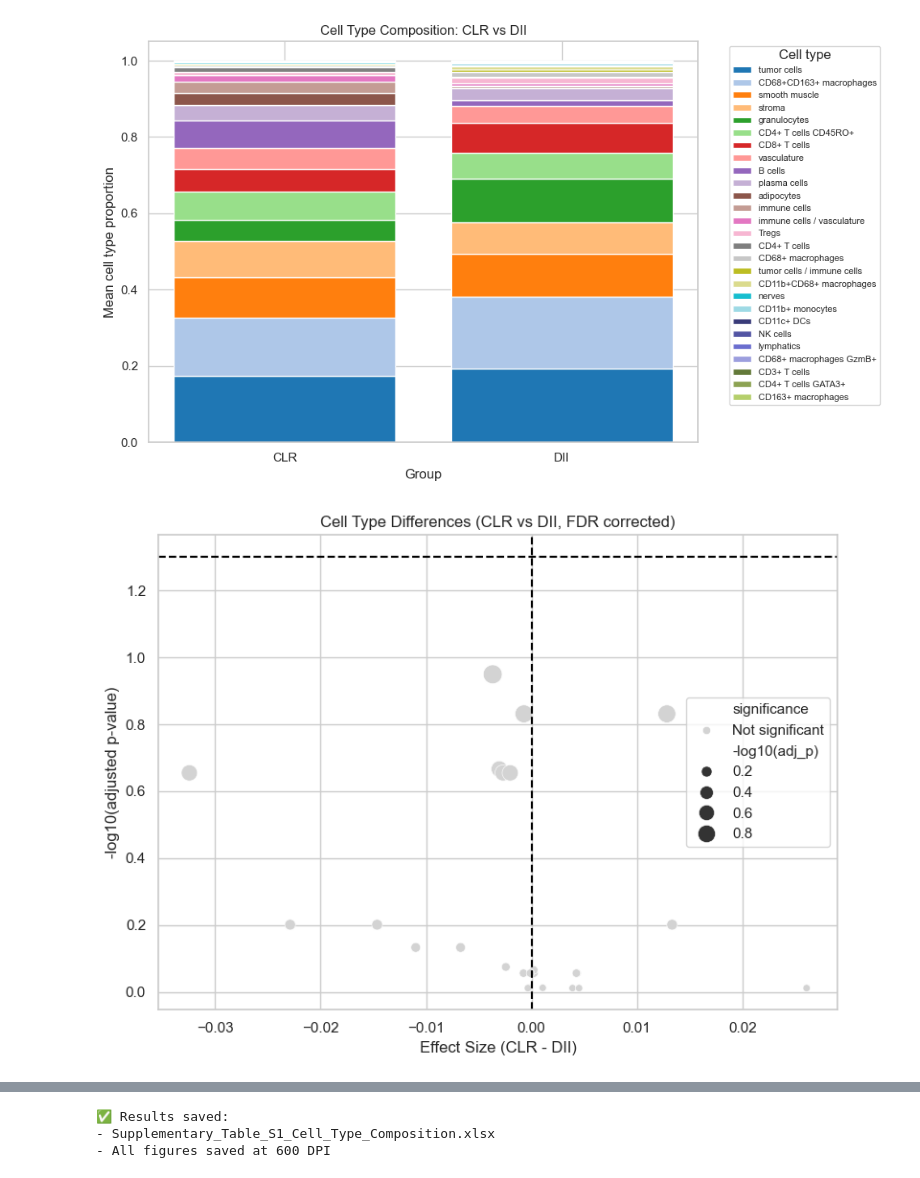
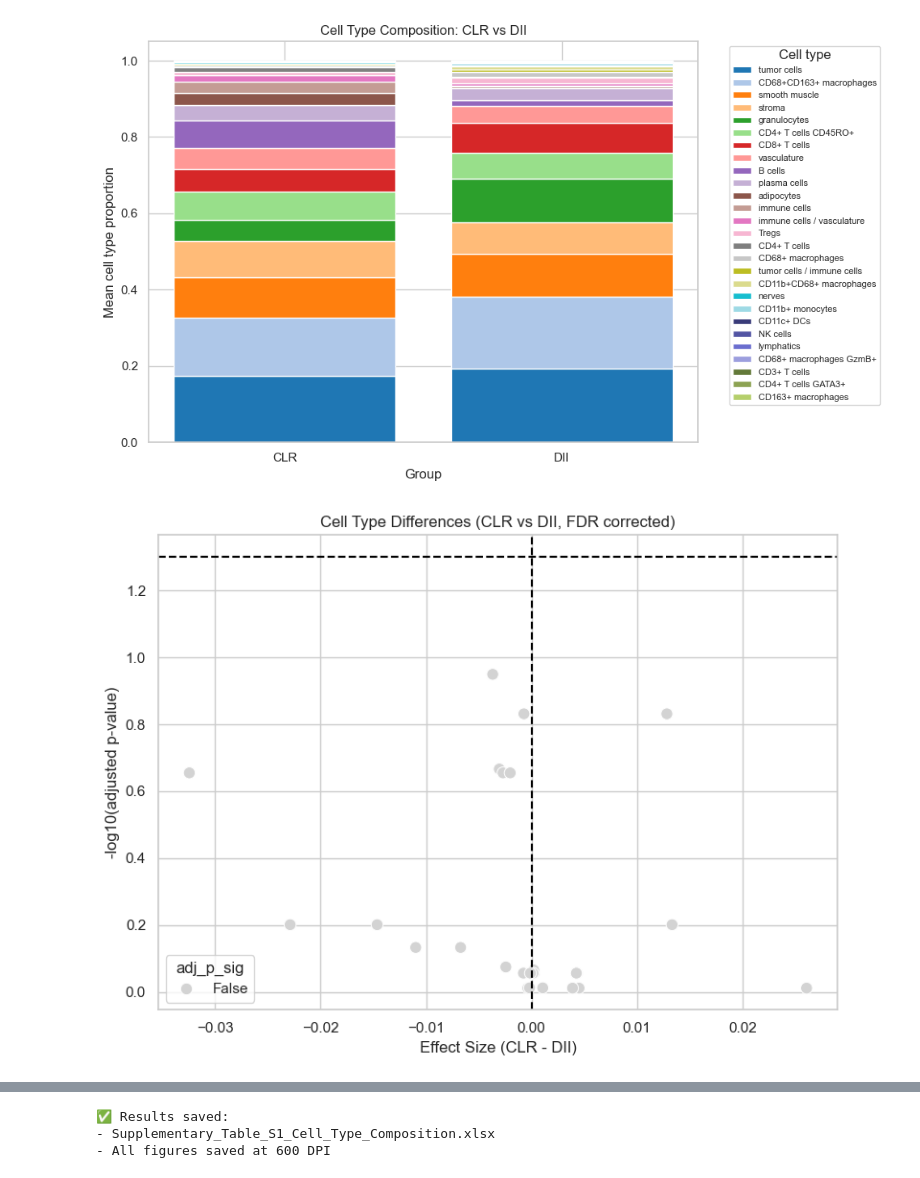
Before and after one commit to MangalamGSinha/Spatial-Analysis, a Jupyter notebook: Cell Composition.ipynb, the cells around one changed output, grey strips where cells are left out. Saved outputs shown, nothing was run; the diff lists cells and outputs as text; code cells hidden in the pictures.

```diff
--- a/Cell Composition.ipynb
+++ b/Cell Composition.ipynb
@@ -101,21 +101,38 @@ for cell in comp["ClusterName"].unique():
 stats_df = pd.DataFrame(results)
 
 # =========================
-# 6. FDR CORRECTION
+# 6. FDR CORRECTION + FINAL STATS (CLEAN)
 # =========================
-stats_df["adj_p_value"] = multipletests(
-    stats_df["p_value"], method="fdr_bh"
-)[1]
 
-# =========================
-# 7. FLAGS + EFFECT SIZE
-# =========================
-stats_df["p_sig"] = stats_df["p_value"] < 0.05
-stats_df["adj_p_sig"] = stats_df["adj_p_value"] < 0.05
+# Adjusted p-values
+adj_p = multipletests(stats_df["p_value"], method="fdr_bh")[1]
 
-stats_df["effect_size"] = stats_df["CLR_mean"] - stats_df["DII_mean"]
+# Replace zeros safely for log
+adj_p_safe = np.where(adj_p == 0, 1e-300, adj_p)
 
-stats_df["-log10(p)"] = -np.log10(stats_df["p_value"])
+effect_size = stats_df["CLR_mean"] - stats_df["DII_mean"]
+
+# Build ONLY required columns
+stats_df = pd.DataFrame({
+    "CellType": stats_df["CellType"],
+    "CLR_mean": stats_df["CLR_mean"],
+    "DII_mean": stats_df["DII_mean"],
+    "effect_size": effect_size,
+    "abs_effect_size": np.abs(effect_size),
+    "CLR_n": stats_df["CLR_n"],
+    "DII_n": stats_df["DII_n"],
+    "p_value": stats_df["p_value"],
+    "adj_p_value": adj_p,
+    "adj_p_sig": adj_p < 0.05,
+    "-log10(adj_p)": -np.log10(adj_p_safe)
+})
+
+
+# Sort: first by abs effect (largest first), then by significance
+stats_df = stats_df.sort_values(
+    by=["abs_effect_size", "adj_p_value"],
+    ascending=[False, True]
+)
 
 # =========================
 # 8. STACKED BARPLOT
@@ -172,22 +189,15 @@ plt.show()
 # =========================
 plt.figure(figsize=(8,6))
 
-stats_df["adj_p_value_safe"] = stats_df["adj_p_value"].replace(0, 1e-300)
-stats_df["-log10(adj_p)"] = -np.log10(stats_df["adj_p_value_safe"])
-
-stats_df["significance"] = "Not significant"
-stats_df.loc[stats_df["adj_p_value"] < 0.05, "significance"] = "adj_p < 0.05"
-
 sns.scatterplot(
     data=stats_df,
     x="effect_size",
     y="-log10(adj_p)",
-    hue="significance",
-    size="-log10(adj_p)",
-    sizes=(30,200),
+    hue="adj_p_sig",
+    s=80,
     palette={
-        "Not significant": "lightgrey",
-        "adj_p < 0.05": "red"
+        True: "red",
+        False: "lightgrey"
     }
 )
 
@@ -195,73 +205,34 @@ plt.axhline(-np.log10(0.05), linestyle="--", color="black")
 plt.axvline(0, linestyle="--", color="black")
 
 for _, row in stats_df.iterrows():
-    if (row["adj_p_value"] < 0.05) and (abs(row["effect_size"]) > 0.01):
+    if row["adj_p_sig"] and abs(row["effect_size"]) > 0.01:
         plt.text(
             row["effect_size"] + 0.001,
             row["-log10(adj_p)"] + 0.02,
             row["CellType"],
             fontsize=8
         )
 
 plt.xlabel("Effect Size (CLR - DII)")
 plt.ylabel("-log10(adjusted p-value)")
 plt.title("Cell Type Differences (CLR vs DII, FDR corrected)")
 
 plt.tight_layout()
 plt.savefig("Volcano_Plot_Cell_Type_Composition.png", dpi=600)
 plt.show()
 
-# =========================
-# 10. PCA
-# =========================
-comp_matrix = comp.pivot_table(
-    index="spots",
-    columns="ClusterName",
-    values="fraction",
-    fill_value=0,
-    observed=False
-)
-
-group_map = df[["spots", "groups"]].drop_duplicates().set_index("spots")
-comp_matrix["group"] = group_map.loc[comp_matrix.index]
-
-X = comp_matrix.drop(columns="group")
-X_scaled = StandardScaler().fit_transform(X)
-
-pca = PCA(n_components=2)
-X_pca = pca.fit_transform(X_scaled)
-
-pca_df = pd.DataFrame(X_pca, columns=["PC1", "PC2"])
-pca_df["group"] = comp_matrix["group"].values
-
-plt.figure(figsize=(6,5))
-
-sns.scatterplot(
-    data=pca_df,
-    x="PC1",
-    y="PC2",
-    hue="group"
-)
-
-plt.xlabel(f"PC1 ({pca.explained_variance_ratio_[0]*100:.1f}%)")
-plt.ylabel(f"PC2 ({pca.explained_variance_ratio_[1]*100:.1f}%)")
-plt.title("PCA of Cell Type Composition")
-
-plt.tight_layout()
-plt.savefig("PCA_Cell_Type_Composition.png", dpi=600)
-plt.show()
 
 # =========================
 # 11. SAVE TABLES TO EXCEL
 # =========================
 with pd.ExcelWriter("Supplementary_Table_S1_Cell_Type_Composition.xlsx") as writer:
     stats_df.to_excel(writer, sheet_name="Statistics", index=False)
     comp.to_excel(writer, sheet_name="PerSpot_Composition", index=False)
 
 print("✅ Results saved:")
 print("- Supplementary_Table_S1_Cell_Type_Composition.xlsx")
 print("- All figures saved at 600 DPI")
 # %% [output]
 [figure]
 [figure]
-[figure, old version]
+[figure, new version]
```
Also changed, not shown: parts of 1 cell of this notebook, 16 other files.
